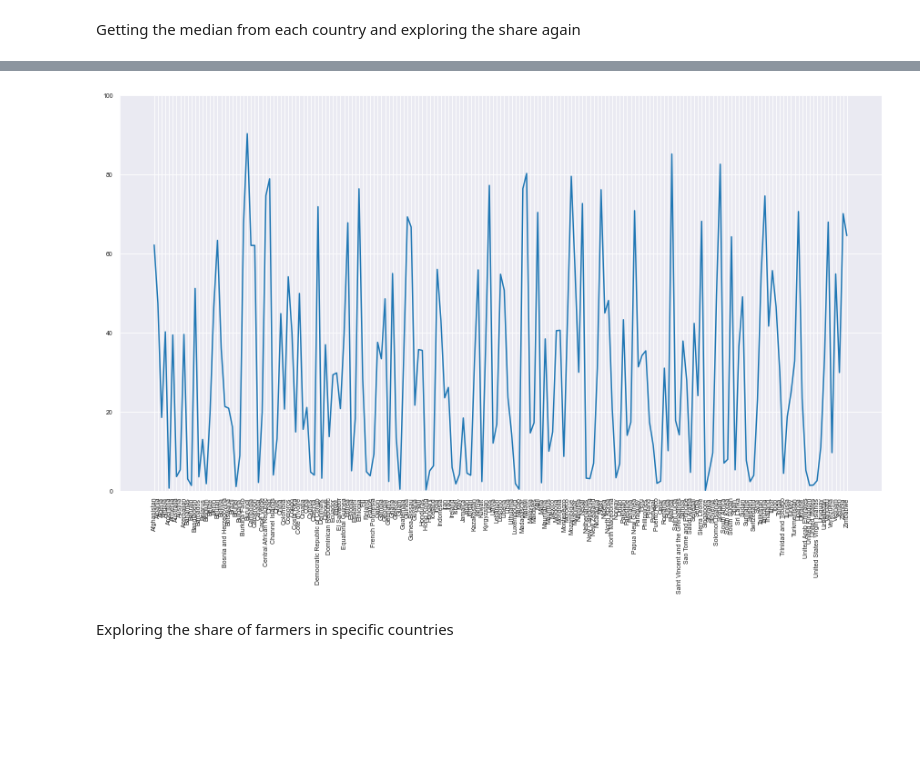
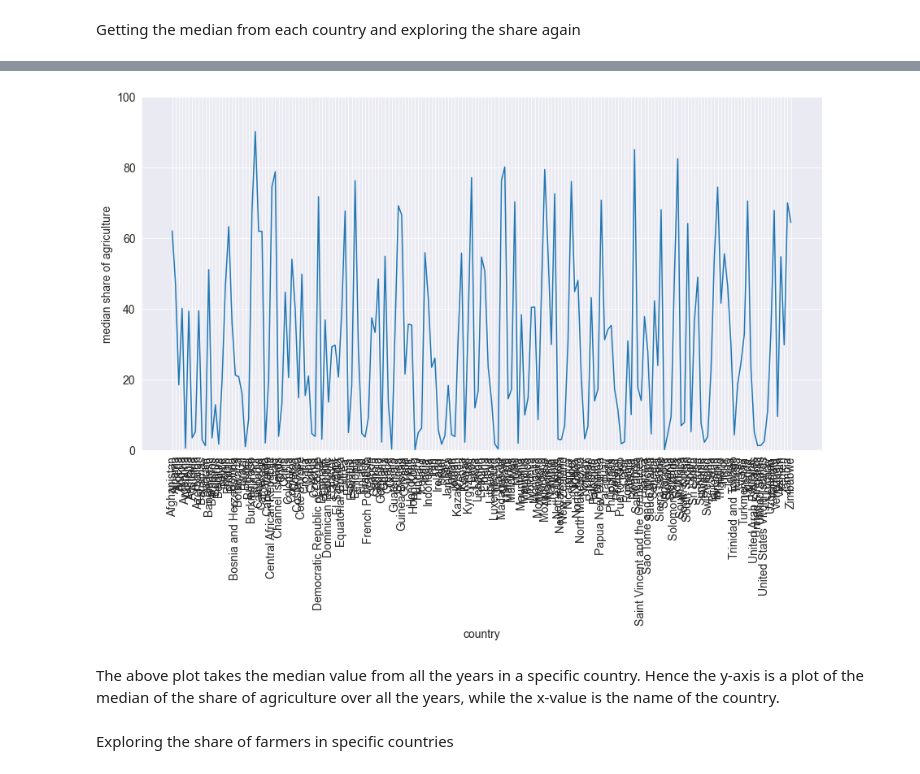
Before and after one commit to Addyzee/Jovian-Data-Analysis-with-Python, a Jupyter notebook: 14- zerotopandas-course-project-starter/zerotopandas-course-project-starter-v-20/labor-in-agriculture.ipynb, the cells around one changed output, grey strips where cells are left out. Drawn from its saved outputs; the diff is of its cells as text; code cells hidden in the pictures; blank space fills up the shorter version.

Commit message:
update labor in agriculture

```diff
--- a/14- zerotopandas-course-project-starter/zerotopandas-course-project-starter-v-20/labor-in-agriculture.ipynb
+++ b/14- zerotopandas-course-project-starter/zerotopandas-course-project-starter-v-20/labor-in-agriculture.ipynb
@@ -295,10 +379,14 @@ matplotlib.rcParams['figure.figsize'] = (15, 8)
 # %%
 plt.plot(median_shares.share_employed_agri)
 plt.xticks(rotation=90)
 matplotlib.rcParams['font.size'] = 14
+plt.ylabel('median share of agriculture')
+plt.xlabel('country')
 plt.ylim(0,100);
 # %% [output]
-[figure, old version]
+[figure, new version]
+# %% [markdown]
+The above plot takes the median value from all the years in a specific country. Hence the y-axis is a plot of the median of the share of agriculture over all the years, while the x-value is the name of the country.
 # %% [markdown]
 Exploring the share of farmers in specific countries
 # %%
```
Also changed, not shown: parts of 32 cells of this notebook.
